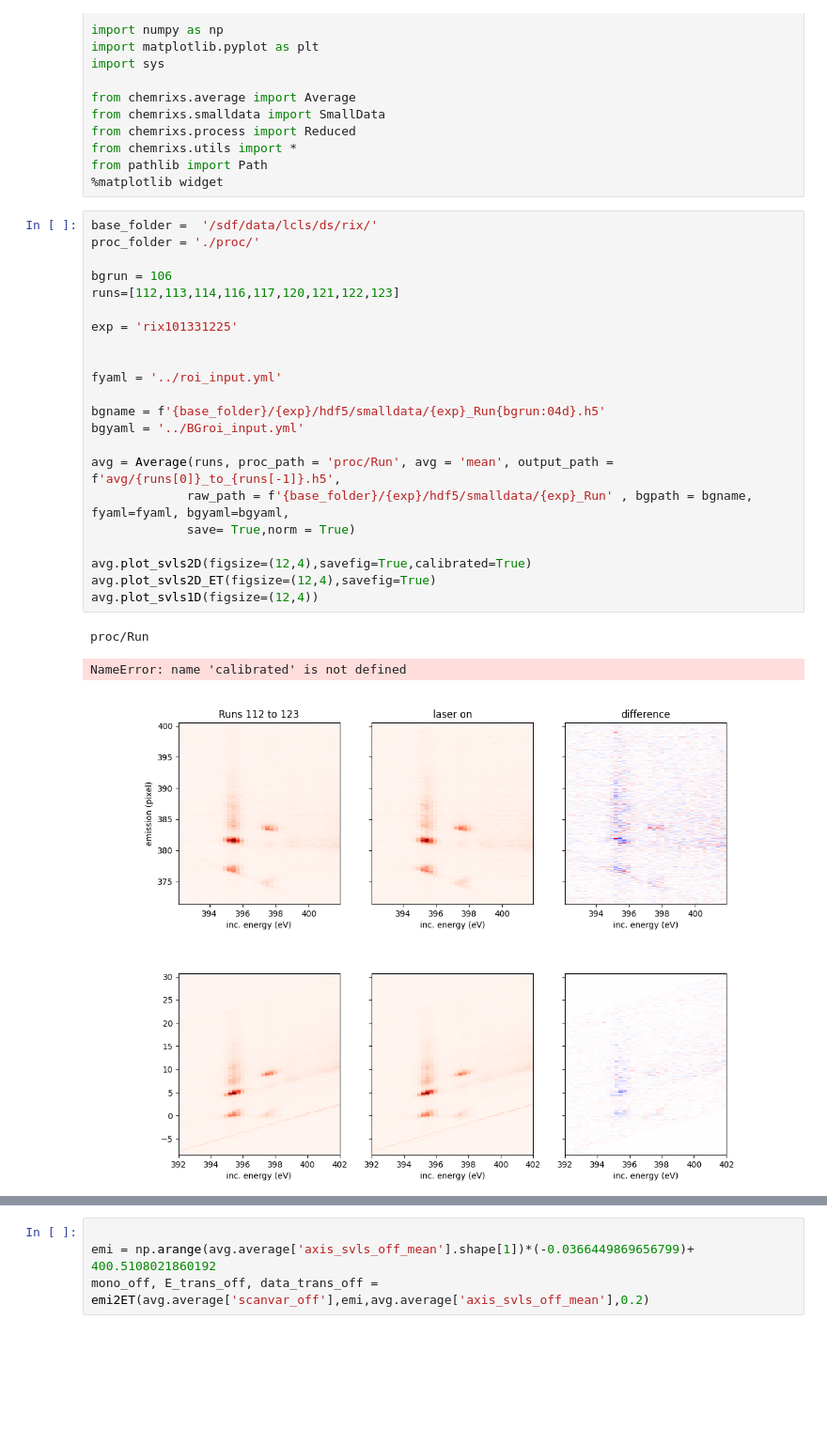
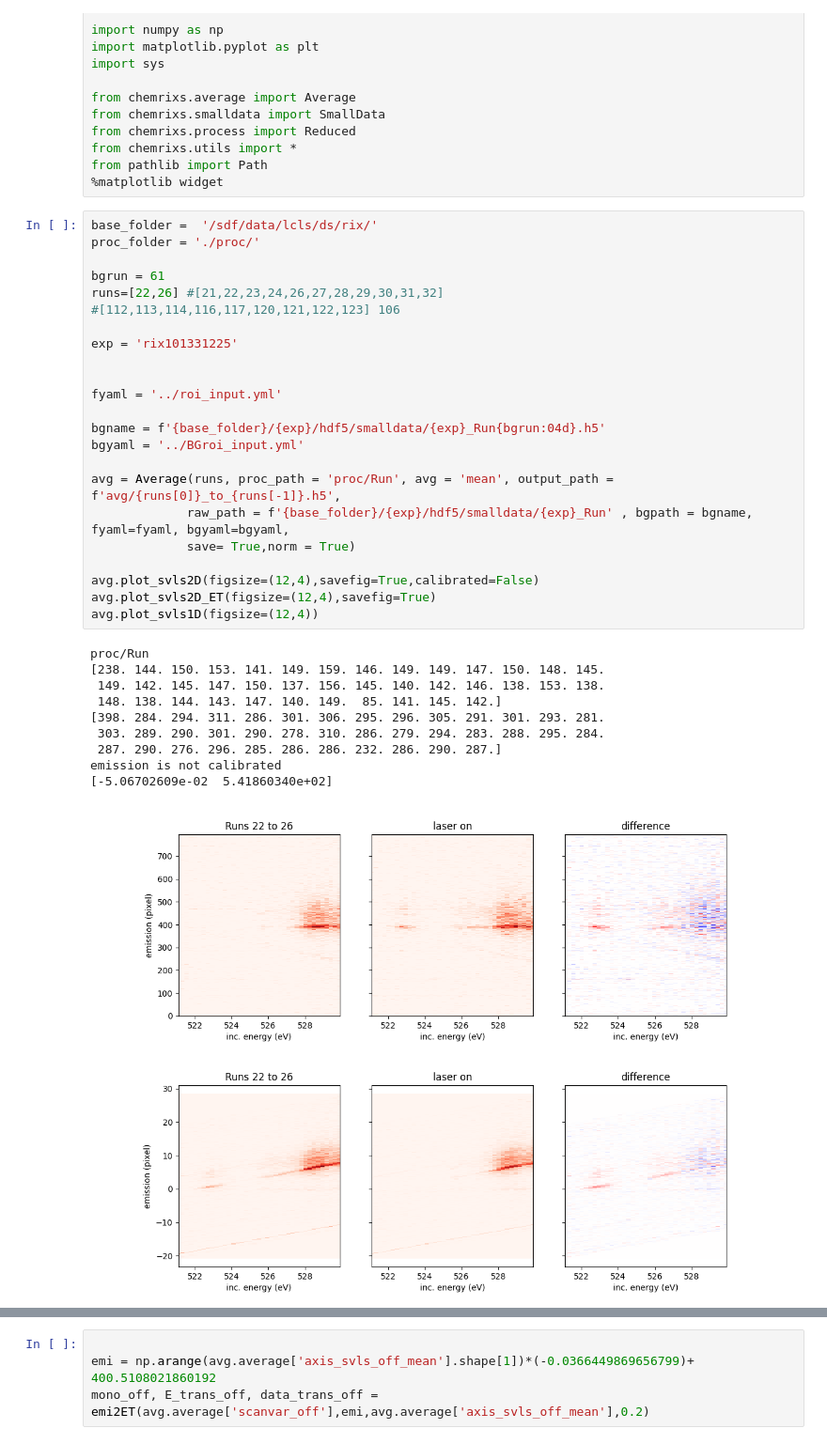
Before and after one commit to AmkeNimm/DataAcceleratorChemRIXS, a Jupyter notebook: jupyter_notebook/calib_test.ipynb, the cells around one changed output, grey strips where cells are left out. Shown at 94% size. Cells and saved outputs as stored; diff of their text form; blank space fills up the shorter version.

```diff
--- a/jupyter_notebook/calib_test.ipynb
+++ b/jupyter_notebook/calib_test.ipynb
@@ -15,27 +15,35 @@ from pathlib import Path
 # %%
 base_folder =  '/sdf/data/lcls/ds/rix/'
 proc_folder = './proc/'
 
-bgrun = 106
-runs=[112,113,114,116,117,120,121,122,123]
+bgrun = 61
+runs=[22,26] #[21,22,23,24,26,27,28,29,30,31,32]
+#[112,113,114,116,117,120,121,122,123] 106
 
 exp = 'rix101331225'
 
 
 fyaml = '../roi_input.yml'
 
 bgname = f'{base_folder}/{exp}/hdf5/smalldata/{exp}_Run{bgrun:04d}.h5'
 bgyaml = '../BGroi_input.yml'
 
 avg = Average(runs, proc_path = 'proc/Run', avg = 'mean', output_path = f'avg/{runs[0]}_to_{runs[-1]}.h5',
              raw_path = f'{base_folder}/{exp}/hdf5/smalldata/{exp}_Run' , bgpath = bgname, fyaml=fyaml, bgyaml=bgyaml,
              save= True,norm = True)
 
-avg.plot_svls2D(figsize=(12,4),savefig=True,calibrated=True)
+avg.plot_svls2D(figsize=(12,4),savefig=True,calibrated=False)
 avg.plot_svls2D_ET(figsize=(12,4),savefig=True)
 avg.plot_svls1D(figsize=(12,4))
 # %% [output]
 proc/Run
+[238. 144. 150. 153. 141. 149. 159. 146. 149. 149. 147. 150. 148. 145.
+ 149. 142. 145. 147. 150. 137. 156. 145. 140. 142. 146. 138. 153. 138.
+ 148. 138. 144. 143. 147. 140. 149.  85. 141. 145. 142.]
+[398. 284. 294. 311. 286. 301. 306. 295. 296. 305. 291. 301. 293. 281.
+ 303. 289. 290. 301. 290. 278. 310. 286. 279. 294. 283. 288. 295. 284.
+ 287. 290. 276. 296. 285. 286. 286. 232. 286. 290. 287.]
+emission is not calibrated
+[-5.06702609e-02  5.41860340e+02]
-NameError: name 'calibrated' is not defined
-[figure, old version]
+[figure, new version]
-[figure, old version]
+[figure, new version]
```
Also changed, not shown: parts of 13 cells of this notebook, 2 other files.
